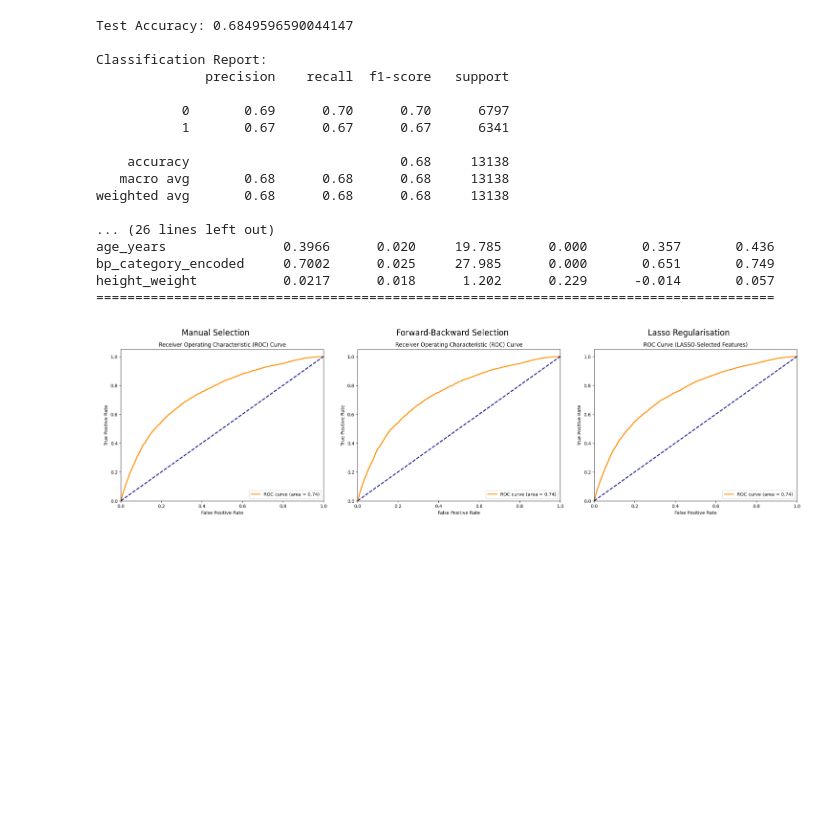
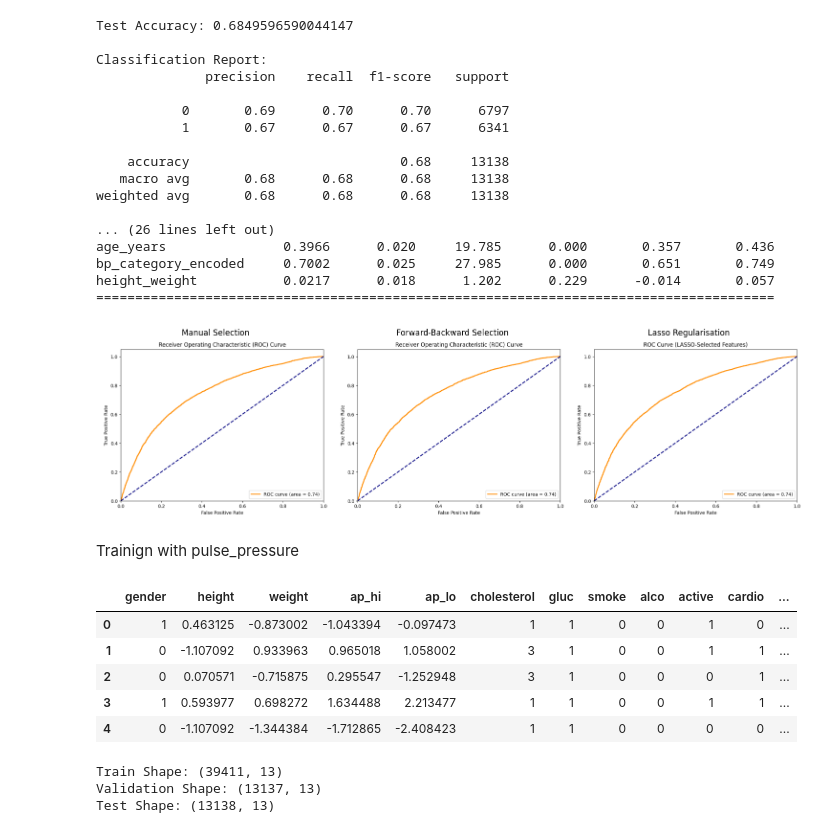
Before and after one commit to Timothyng28/Cardio-Prediction-Model, a Jupyter notebook: model.ipynb, the cells around one changed output. Cells and saved outputs as stored; diff of their text form; code cells hidden in the pictures; blank space fills up the shorter version.

```diff
--- a/model.ipynb
+++ b/model.ipynb
@@ -730,3 +730,34 @@ plt.tight_layout()
 plt.show()
 # %% [output]
 [figure]
+# %% [markdown]
+Trainign with pulse_pressure
+# %%
+import pandas as pd
+import matplotlib.pyplot as plt
+datapp = pd.read_csv('Pulse pressure.csv')
+datapp.head()
+# %% [output]
+|  | gender | height | weight | ap_hi | ap_lo | cholesterol | gluc | smoke | alco | active | cardio | ... |
+| 0 | 1 | 0.463125 | -0.873002 | -1.043394 | -0.097473 | 1 | 1 | 0 | 0 | 1 | 0 | ... |
+| 1 | 0 | -1.107092 | 0.933963 | 0.965018 | 1.058002 | 3 | 1 | 0 | 0 | 1 | 1 | ... |
+| 2 | 0 | 0.070571 | -0.715875 | 0.295547 | -1.252948 | 3 | 1 | 0 | 0 | 0 | 1 | ... |
+| 3 | 1 | 0.593977 | 0.698272 | 1.634488 | 2.213477 | 1 | 1 | 0 | 0 | 1 | 1 | ... |
+| 4 | 0 | -1.107092 | -1.344384 | -1.712865 | -2.408423 | 1 | 1 | 0 | 0 | 0 | 0 | ... |
+# %%
+from sklearn.model_selection import train_test_split
+
+X = datapp.drop(columns=['cardio'])  # Drop the target column
+y = datapp['cardio']  # Keep only the target column
+
+# 60/20/20 train/val/test split
+X_train, X_temp, y_train, y_temp = train_test_split(X, y, test_size=0.4, stratify = y, random_state=4240)  # 60% train, 40% temp
+X_val, X_test, y_val, y_test = train_test_split(X_temp, y_temp, test_size=0.5, stratify = y_temp, random_state=4240)  # 20% val, 20% test
+
+print("Train Shape:", X_train.shape)
+print("Validation Shape:", X_val.shape)
+print("Test Shape:", X_test.shape)
+# %% [output]
+Train Shape: (39411, 13)
+Validation Shape: (13137, 13)
+Test Shape: (13138, 13)
```
Also changed, not shown: parts of 2 cells of this notebook, 1 other file.
